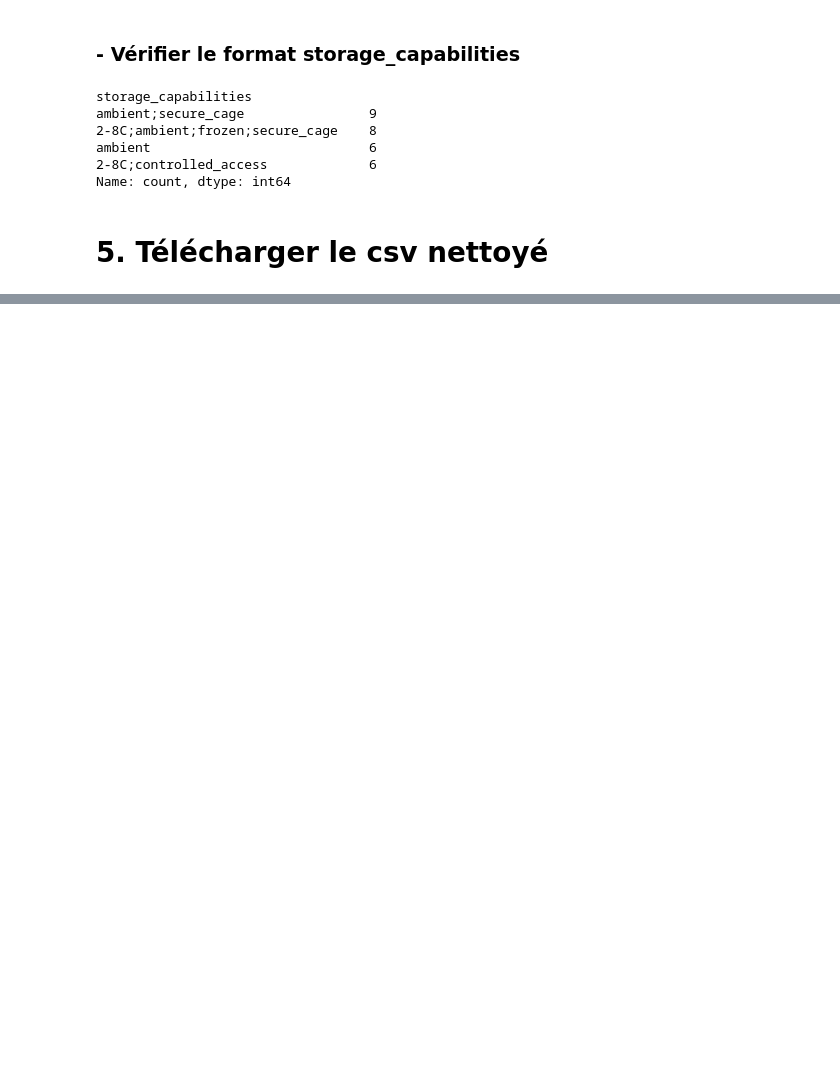
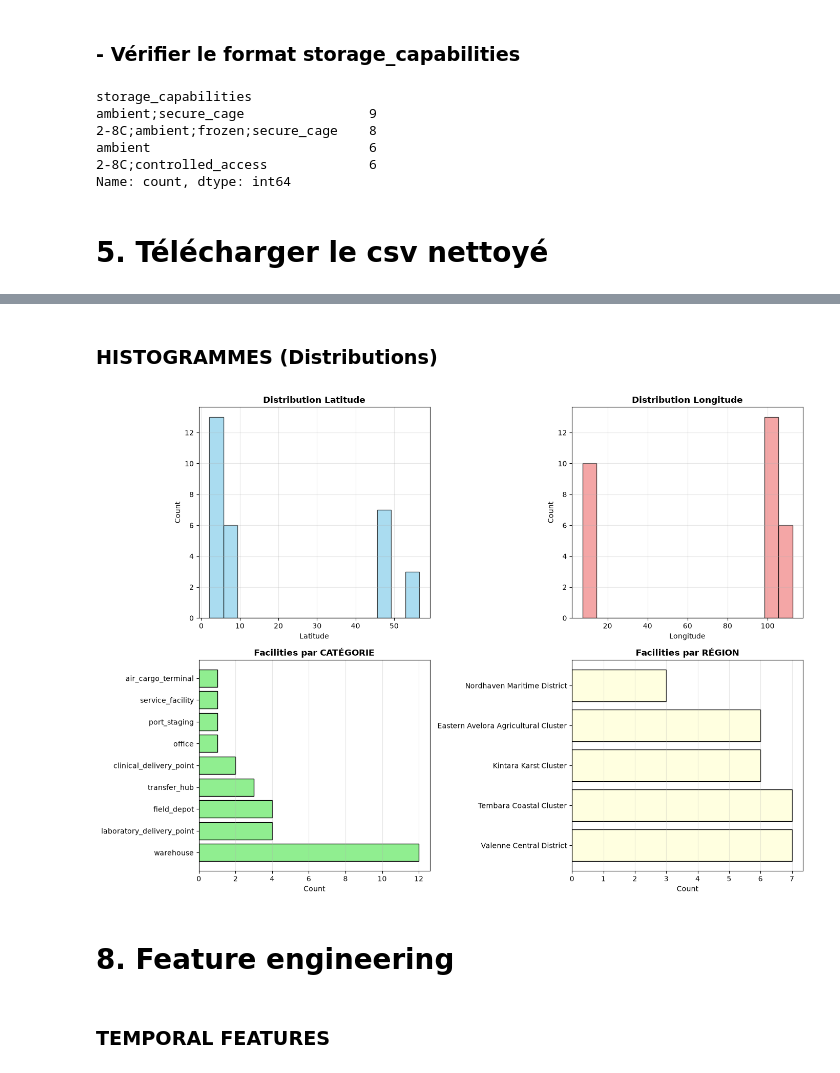
Before and after one commit to HananeDjouadi/G05-DataMining-2627, a Jupyter notebook: data/logistics/erp_facilities.ipynb, the cells around one changed output, grey strips where cells are left out. Saved outputs shown, nothing was run; the diff lists cells and outputs as text; code cells hidden in the pictures; blank space fills up the shorter version.

Commit message:
bloc1:erp_facilities terminee

```diff
--- a/data/logistics/erp_facilities.ipynb
+++ b/data/logistics/erp_facilities.ipynb
@@ -313,0 +415,39 @@ df.to_csv('erp_facilities_cleaned.csv', index=False)
+# %% [markdown]
+### HISTOGRAMMES (Distributions)
+# %%
+fig, axes = plt.subplots(2, 2, figsize=(14, 10))
+
+# Histogramme Latitude
+axes[0, 0].hist(df['latitude'], bins=15, color='skyblue', edgecolor='black', alpha=0.7)
+axes[0, 0].set_title('Distribution Latitude', fontsize=12, fontweight='bold')
+axes[0, 0].set_xlabel('Latitude')
+axes[0, 0].set_ylabel('Count')
+axes[0, 0].grid(True, alpha=0.3)
+
+# Histogramme Longitude
+axes[0, 1].hist(df['longitude'], bins=15, color='lightcoral', edgecolor='black', alpha=0.7)
+axes[0, 1].set_title('Distribution Longitude', fontsize=12, fontweight='bold')
+axes[0, 1].set_xlabel('Longitude')
+axes[0, 1].set_ylabel('Count')
+axes[0, 1].grid(True, alpha=0.3)
+
+# Facilities par Category
+category_counts = df['facility_category'].value_counts()
+axes[1, 0].barh(category_counts.index, category_counts.values, color='lightgreen', edgecolor='black')
+axes[1, 0].set_title('Facilities par CATÉGORIE', fontsize=12, fontweight='bold')
+axes[1, 0].set_xlabel('Count')
+axes[1, 0].grid(True, alpha=0.3, axis='x')
+
+# Facilities par Region
+region_counts = df['region'].value_counts()
+axes[1, 1].barh(region_counts.index, region_counts.values, color='lightyellow', edgecolor='black')
+axes[1, 1].set_title('Facilities par RÉGION', fontsize=12, fontweight='bold')
+axes[1, 1].set_xlabel('Count')
+axes[1, 1].grid(True, alpha=0.3, axis='x')
+
+plt.tight_layout()
+plt.show()
+# %% [output]
+[figure, added]
+# %% [markdown]
+# 8. Feature engineering
@@ -313,0 +456,2 @@ df.to_csv('erp_facilities_cleaned.csv', index=False)
+# %% [markdown]
+### TEMPORAL FEATURES
```
Also changed, not shown: parts of 39 cells of this notebook.
